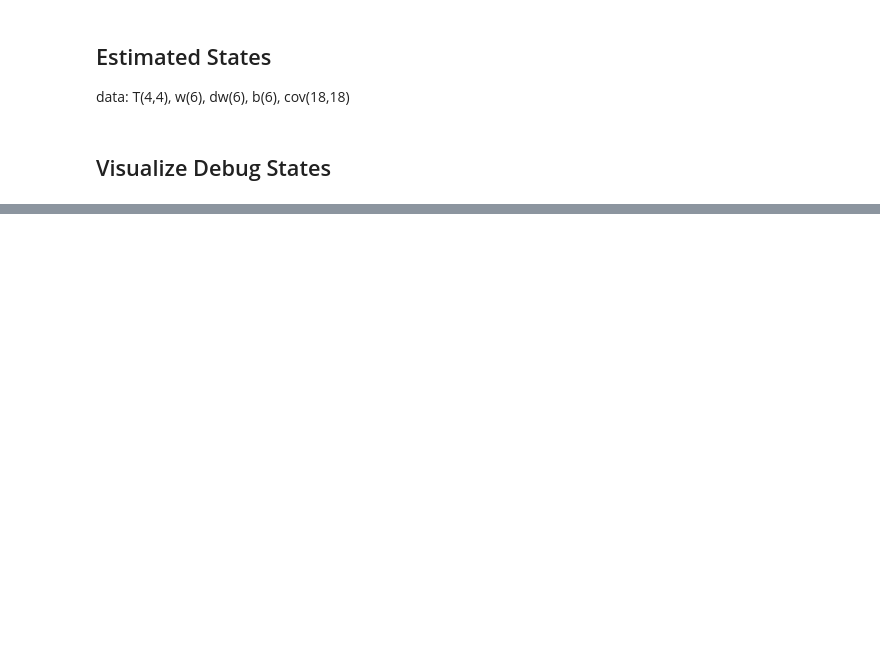
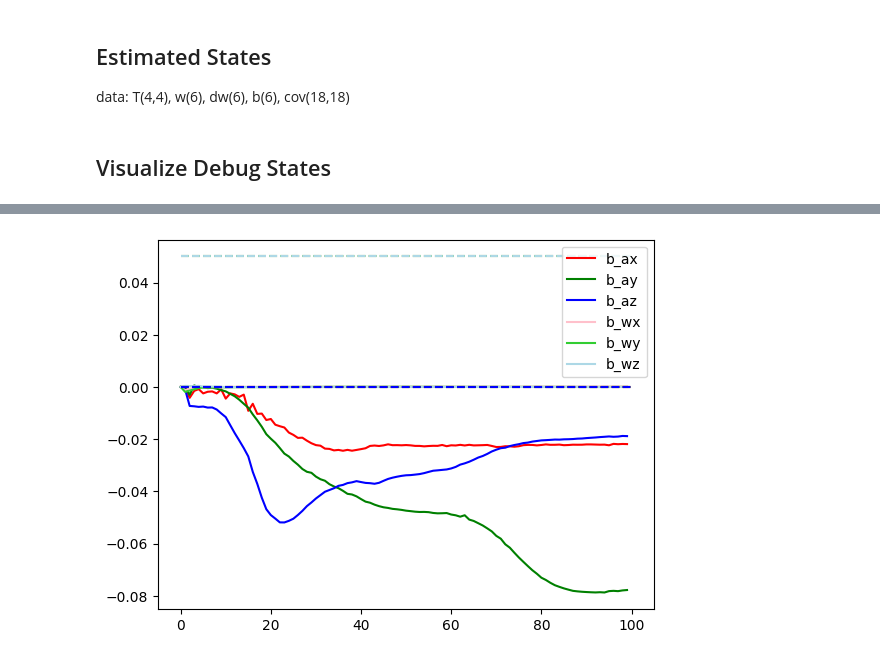
Before and after one commit to utiasASRL/steam_icp, a Jupyter notebook: script/visualize_debug.ipynb, the cells around one changed output, grey strips where cells are left out. Saved outputs shown, nothing was run; the diff lists cells and outputs as text; code cells hidden in the pictures; blank space fills up the shorter version.

```diff
--- a/script/visualize_debug.ipynb
+++ b/script/visualize_debug.ipynb
@@ -487,0 +517,17 @@ plt.show()
+# %%
+plt.plot(biases[:, 0], label='b_ax', color='r')
+plt.plot(biases[:, 1], label='b_ay', color='g')
+plt.plot(biases[:, 2], label='b_az', color='b')
+plt.plot(biases[:, 3], label='b_wx', color='pink')
+plt.plot(biases[:, 4], label='b_wy', color='limegreen')
+plt.plot(biases[:, 5], label='b_wz', color='lightblue')
+plt.hlines(y=bias_gt[0], xmin=0, xmax=biases.shape[0], color='r', linestyle='--')
+plt.hlines(y=bias_gt[1], xmin=0, xmax=biases.shape[0], color='g', linestyle='--')
+plt.hlines(y=bias_gt[2], xmin=0, xmax=biases.shape[0], color='b', linestyle='--')
+plt.hlines(y=bias_gt[3], xmin=0, xmax=biases.shape[0], color='pink', linestyle='--')
+plt.hlines(y=bias_gt[4], xmin=0, xmax=biases.shape[0], color='limegreen', linestyle='--')
+plt.hlines(y=bias_gt[5], xmin=0, xmax=biases.shape[0], color='lightblue', linestyle='--')
+plt.legend()
+plt.show()
+# %% [output]
+[figure, added]
```
Also changed, not shown: parts of 19 cells of this notebook, 9 other files.
